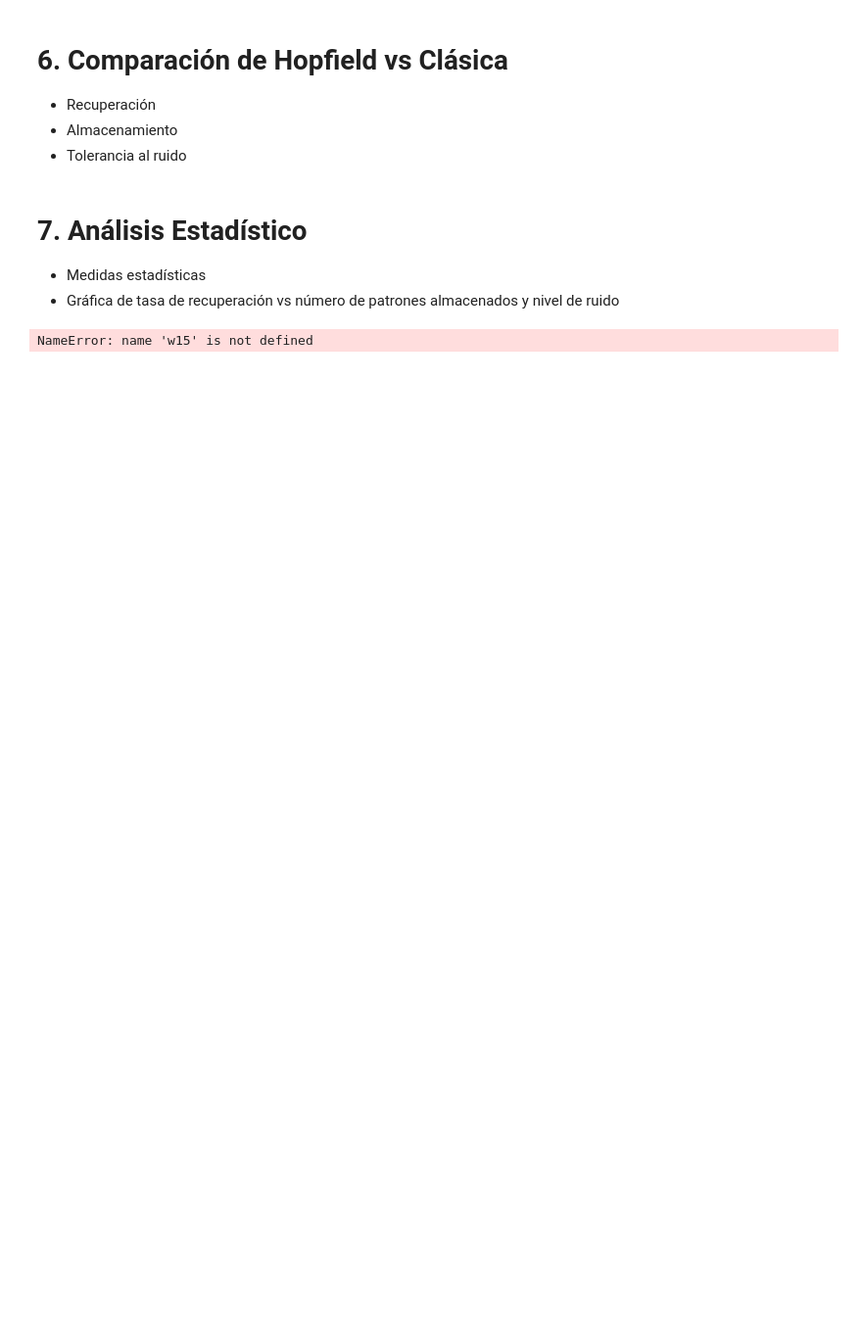
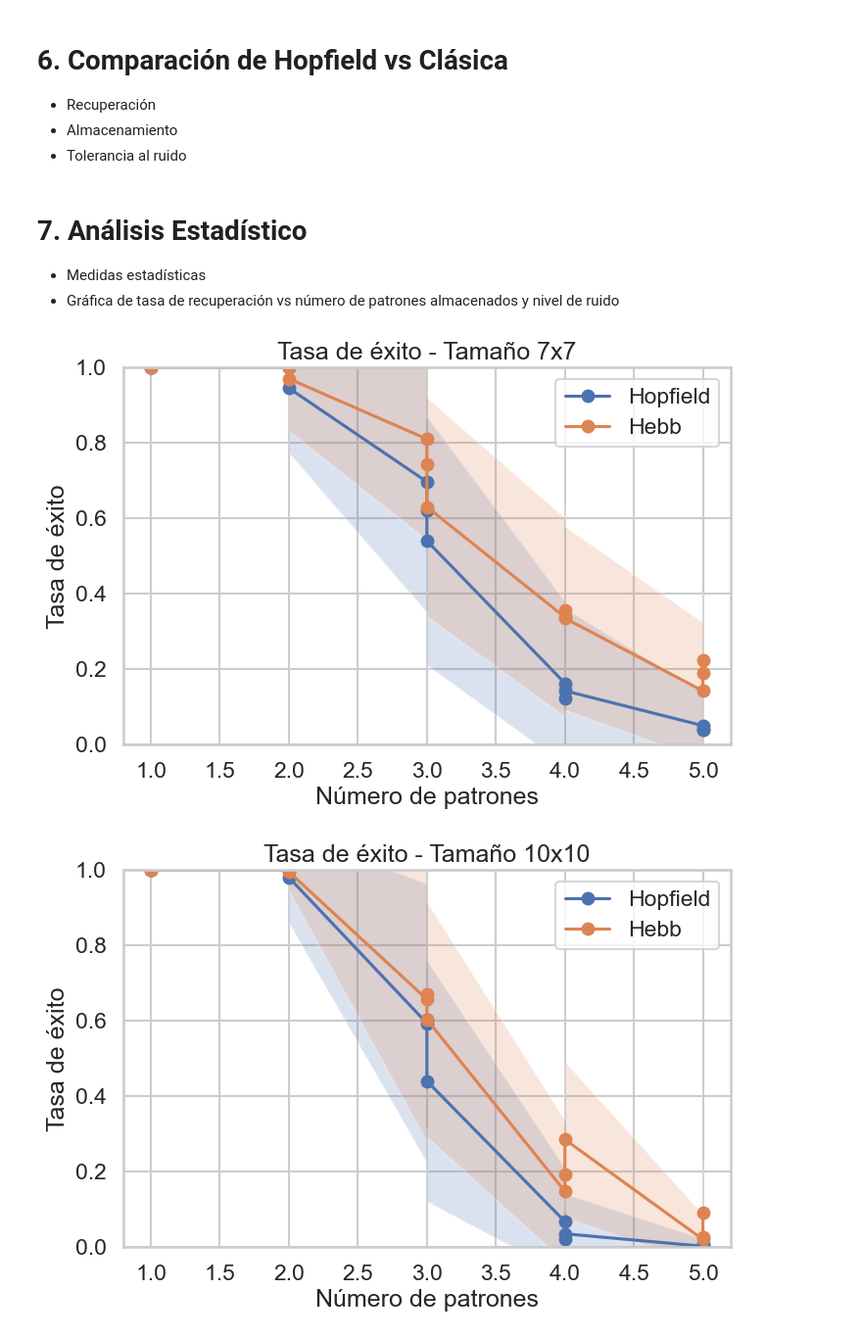
Before and after one commit to porto-o/Char-Recognition, a Jupyter notebook: Char_recognition.ipynb, the cells around one changed output. Shown at 98% size. Cells and saved outputs as stored; diff of their text form; code cells hidden in the pictures; blank space fills up the shorter version.

```diff
--- a/Char_recognition.ipynb
+++ b/Char_recognition.ipynb
@@ -184,12 +184,10 @@ def retrieve_hopfield(W, pattern, max_iter=100):
 
 Se implementa una red auto-asociativa no recurrente
 # %%
-def classic_hebb(X):
-    X_pinv = np.linalg.pinv(X)
-    W = X_pinv @ X
-
+def hebb_classic_train(patterns):
+    W = patterns.T @ patterns
     return W
 
-#classic_hebb(X)
-#y_recuperado = x @ W
+def hebb_classic_recall(W, pattern):
+    return np.sign(W @ pattern)
 # %% [markdown]
@@ -331,29 +374,31 @@ graficar_success_rate(results_compare)
 
 * Medidas estadísticas
 * Gráfica de tasa de recuperación vs número de patrones almacenados y nivel de ruido
-# %%
-def show_comparison(original_img, noisy_flat, recovered_flat):
-    fig, axes = plt.subplots(1, 3, figsize=(9, 3))
-    titles = ["Original", "Con ruido", "Recuperado"]
-    images = [
-        np.array(original_img),
-        np.array(noisy_flat).reshape((15,15)),
-        np.array(recovered_flat).reshape((15,15))
-    ]
-
-    for ax, img, title in zip(axes, images, titles):
-        ax.imshow(img, cmap="gray", vmin=-1, vmax=1)
-        ax.set_title(title)
-        ax.axis("off")
-
-    plt.tight_layout()
-    plt.show()
-
-original_img = dfb_15.iloc[1, 1]
-original_flat = np.array(dfb_15.iloc[1, 2])
-noisy_flat = add_noise(original_flat, noise_level=0.1)
-recovered_flat = retrieve_hopfield(w15, noisy_flat)
-
-show_comparison(original_img, noisy_flat, recovered_flat)
-# %% [output]
-NameError: name 'w15' is not defined
+# %%
+def plot_success_rate(df):
+    for size in df['image_size'].unique():
+        subset = df[df['image_size'] == size]
+        plt.figure(figsize=(8, 5))
+
+        for method in subset['method'].unique():
+            data = subset[subset['method'] == method].sort_values(by='num_patterns')
+            x = data['num_patterns']
+            y = data['success_rate_mean']
+            std = data['success_rate_std']
+
+            plt.plot(x, y, marker='o', label=method)
+            plt.fill_between(x, y - std, y + std, alpha=0.2)
+
+        plt.title(f'Tasa de éxito - Tamaño {size}')
+        plt.xlabel('Número de patrones')
+        plt.ylabel('Tasa de éxito')
+        plt.ylim(0, 1)
+        plt.legend()
+        plt.grid(True)
+        plt.show()
+# %%
+results_all = test_store_comparacion(noise_perc_list=[0.1, 0.2, 0.3])
+plot_success_rate(results_all)
+# %% [output]
+[figure, added]
+[figure, added]
```
Also changed, not shown: parts of 14 cells of this notebook.
